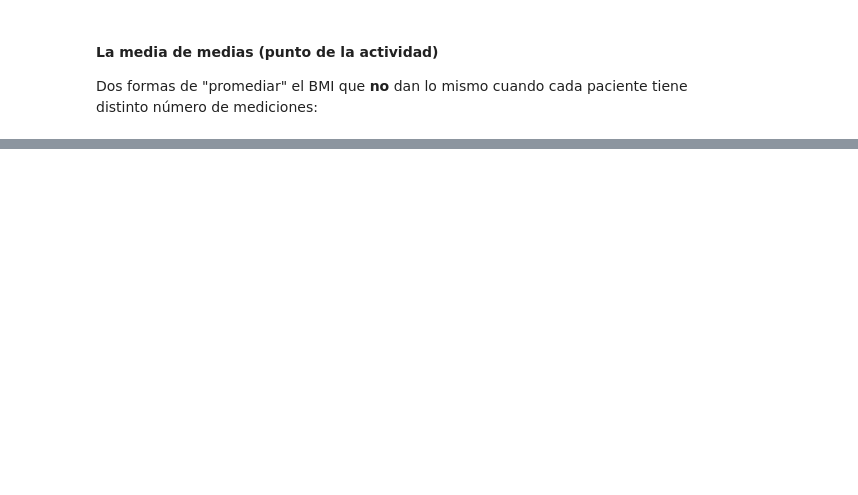
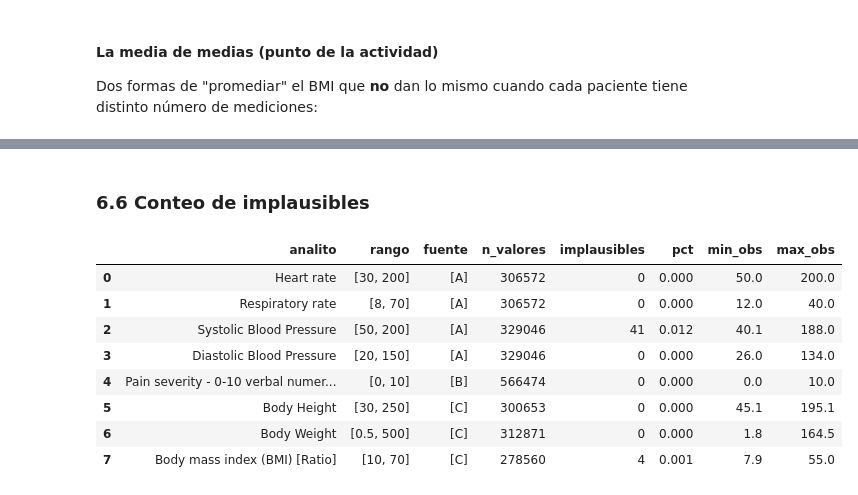
Before and after one commit to martinruhle/curso-ciencia-datos-2027-1, a Jupyter notebook: lab02/analisis_pacientes.ipynb, the cells around one changed output, grey strips where cells are left out. Cells and saved outputs as stored; diff of their text form; code cells hidden in the pictures; blank space fills up the shorter version.

```diff
--- a/lab02/analisis_pacientes.ipynb
+++ b/lab02/analisis_pacientes.ipynb
@@ -670,0 +689,6 @@ media de medias por paciente       : 31.9
+# %%
+num = obs[obs['VALUE_num'].notna()]
+top_analitos = num['DESCRIPTION'].value_counts().head(12)
+print(top_analitos)
+
+ANALITOS = top_analitos.index.tolist()   # ajustá esta lista si querés otros
@@ -670,0 +715,5 @@ media de medias por paciente       : 31.9
+# %%
+sub = obs[obs['DESCRIPTION'].isin(ANALITOS) & obs['VALUE_num'].notna()].copy()
+sub['FECHA'] = sub['DATE'].dt.normalize()
+print('mediciones seleccionadas:', len(sub))
+print('pares paciente-fecha únicos:', sub[['PATIENT','FECHA']].drop_duplicates().shape[0])
@@ -670,0 +753,12 @@ media de medias por paciente       : 31.9
+# %%
+ancho = sub.pivot_table(
+    index=['PATIENT','FECHA'],
+    columns='DESCRIPTION',
+    values='VALUE_num',
+    aggfunc='max',
+    observed=True,
+)
+
+print('shape:', ancho.shape)
+print('memoria:', round(mb(ancho), 1), 'MB')
+ancho.head()
@@ -670,0 +858,30 @@ media de medias por paciente       : 31.9
+# %% [markdown]
+### 6.6 Conteo de implausibles
+# %%
+filas = []
+for col, (lo, hi) in RANGOS.items():
+    if col not in ancho.columns:
+        continue
+    s = ancho[col]
+    fuera = ((s < lo) | (s > hi))
+    filas.append({
+        'analito': col, 'rango': f'[{lo}, {hi}]', 'fuente': FUENTE.get(col,''),
+        'n_valores': int(s.notna().sum()),
+        'implausibles': int(fuera.sum()),
+        'pct': round(100 * fuera.sum() / max(s.notna().sum(), 1), 3),
+        'min_obs': round(float(s.min()), 2) if s.notna().any() else None,
+        'max_obs': round(float(s.max()), 2) if s.notna().any() else None,
+    })
+
+tabla6 = pd.DataFrame(filas)
+tabla6
+# %% [output]
+|  | analito | rango | fuente | n_valores | implausibles | pct | min_obs | max_obs |
+| 0 | Heart rate | [30, 200] | [A] | 306572 | 0 | 0.000 | 50.0 | 200.0 |
+| 1 | Respiratory rate | [8, 70] | [A] | 306572 | 0 | 0.000 | 12.0 | 40.0 |
+| 2 | Systolic Blood Pressure | [50, 200] | [A] | 329046 | 41 | 0.012 | 40.1 | 188.0 |
+| 3 | Diastolic Blood Pressure | [20, 150] | [A] | 329046 | 0 | 0.000 | 26.0 | 134.0 |
+| 4 | Pain severity - 0-10 verbal numer... | [0, 10] | [B] | 566474 | 0 | 0.000 | 0.0 | 10.0 |
+| 5 | Body Height | [30, 250] | [C] | 300653 | 0 | 0.000 | 45.1 | 195.1 |
+| 6 | Body Weight | [0.5, 500] | [C] | 312871 | 0 | 0.000 | 1.8 | 164.5 |
+| 7 | Body mass index (BMI) [Ratio] | [10, 70] | [C] | 278560 | 4 | 0.001 | 7.9 | 55.0 |
```
Also changed, not shown: parts of 78 cells of this notebook.
